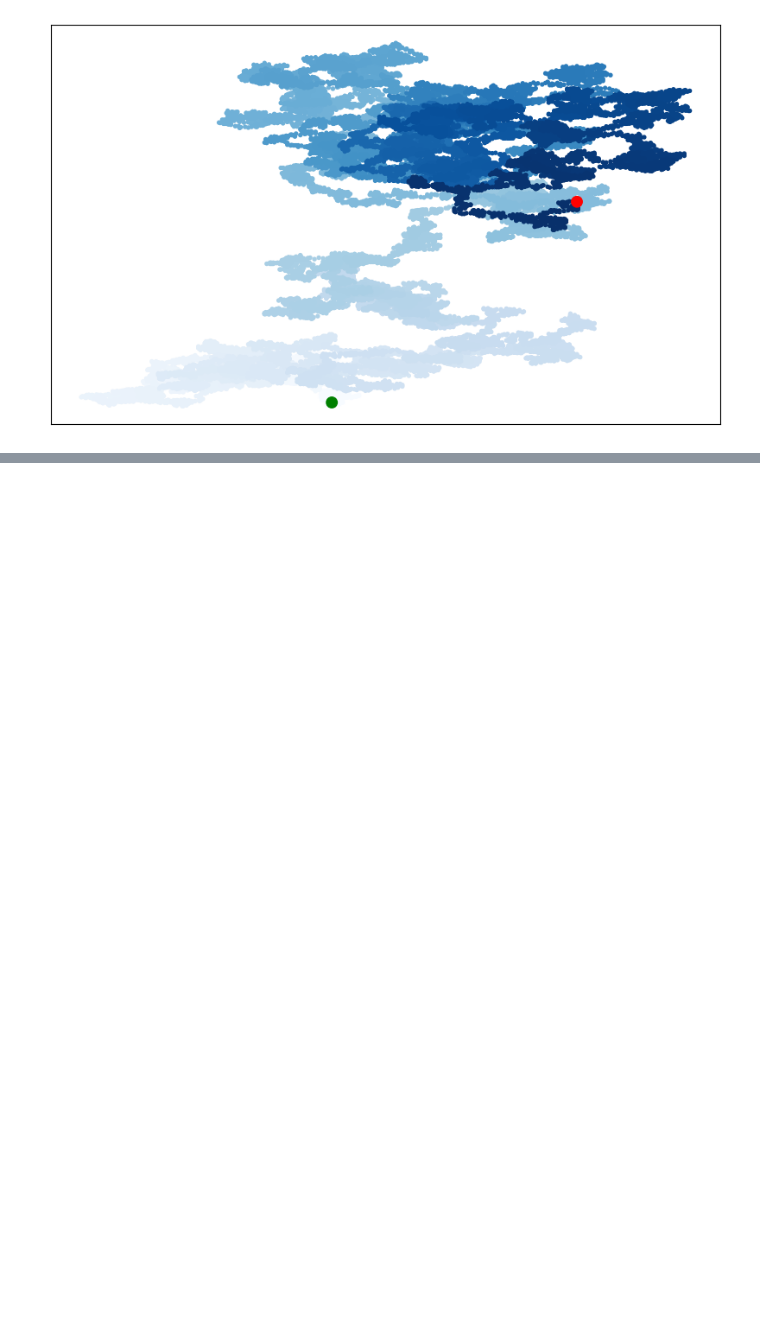
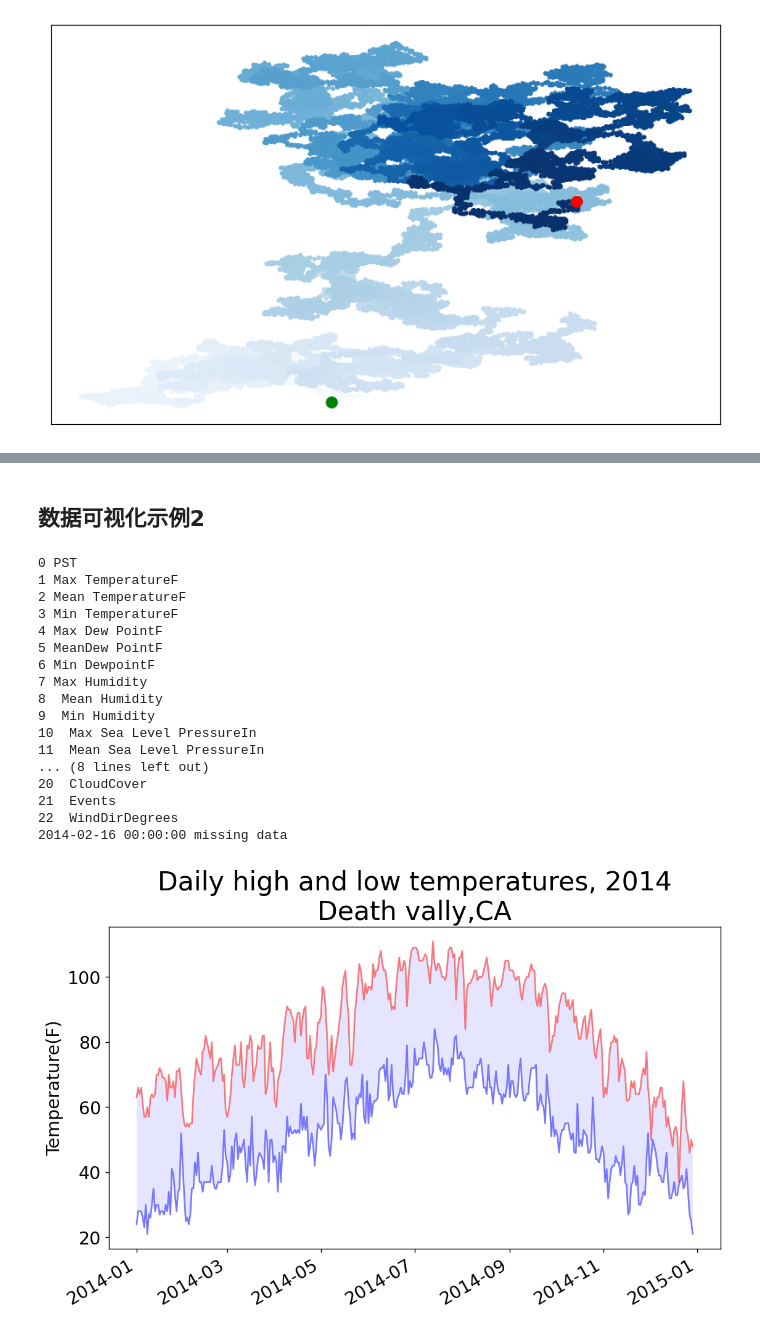
Before and after one commit to Mesk0/Visual_in_python, a Jupyter notebook: pg.matplotlib/Visual.ipynb, the cells around one changed output, grey strips where cells are left out. Cells and saved outputs as stored; diff of their text form; code cells hidden in the pictures; blank space fills up the shorter version.

```diff
--- a/pg.matplotlib/Visual.ipynb
+++ b/pg.matplotlib/Visual.ipynb
@@ -127,0 +165,70 @@ plt.show()
+# %% [markdown]
+## 数据可视化示例2
+# %%
+import csv
+from matplotlib import pyplot as plt
+from datetime import datetime
+
+filename = 'death_valley_2014.csv'
+with open(filename) as f:
+    # 调用了csv的reader类
+    reader = csv.reader(f)
+    # 调用了reader类的next函数，返回文件的下一行，第一次调用返回第一行
+    header_row = next(reader)
+    # enumerate获取每个元素的索引（csv中即值存放在那一列）及其值
+    for index, column_header in enumerate(header_row):
+        print(index, column_header)
+
+    # 提取数据部分
+    # 创造多个列表的语法
+    dates, highs, lows = [], [], []
+    # row遍历reader中的各行
+    for row in reader:
+        # 避免数据异常出现错误
+        try:
+            current_date = datetime.strptime(row[0], "%Y-%m-%d")
+            high = int(row[1])
+            low = int(row[3])
+        except ValueError:
+            print(current_date, "missing data")
+        else:
+            dates.append(current_date)
+            highs.append(high)
+            lows.append(low)
+
+# 设置图幅
+fig = plt.figure(dpi=128, figsize=(10, 6))
+# c参数设置折线的颜色，plot函数如果没有满足三个实参，默认实参传递给Y轴，X轴形参默认为[0:lens(Y)]
+plt.plot(dates, highs, c='red', alpha=0.5)
+# alpha设置透明度
+plt.plot(dates, lows, c='blue', alpha=0.5)
+# facecolor设置填充区域的颜色，传递了一个x值系列、两个y值系列
+plt.fill_between(dates, highs, lows, facecolor='blue', alpha=0.1)
+
+plt.title("Daily high and low temperatures, 2014\nDeath vally,CA", fontsize=24)
+plt.xlabel('', fontsize=16)
+# 绘制斜日期标签
+fig.autofmt_xdate()
+plt.ylabel("Temperature(F)", fontsize=16)
+plt.tick_params(axis='both', which='major', labelsize=16)
+
+plt.show()
+# %% [output]
+0 PST
+1 Max TemperatureF
+2 Mean TemperatureF
+3 Min TemperatureF
+4 Max Dew PointF
+5 MeanDew PointF
+6 Min DewpointF
+7 Max Humidity
+8  Mean Humidity
+9  Min Humidity
+10  Max Sea Level PressureIn
+11  Mean Sea Level PressureIn
+... (8 lines left out)
+20  CloudCover
+21  Events
+22  WindDirDegrees
+2014-02-16 00:00:00 missing data
+[figure, added]
```
Also changed, not shown: parts of 10 cells of this notebook.
